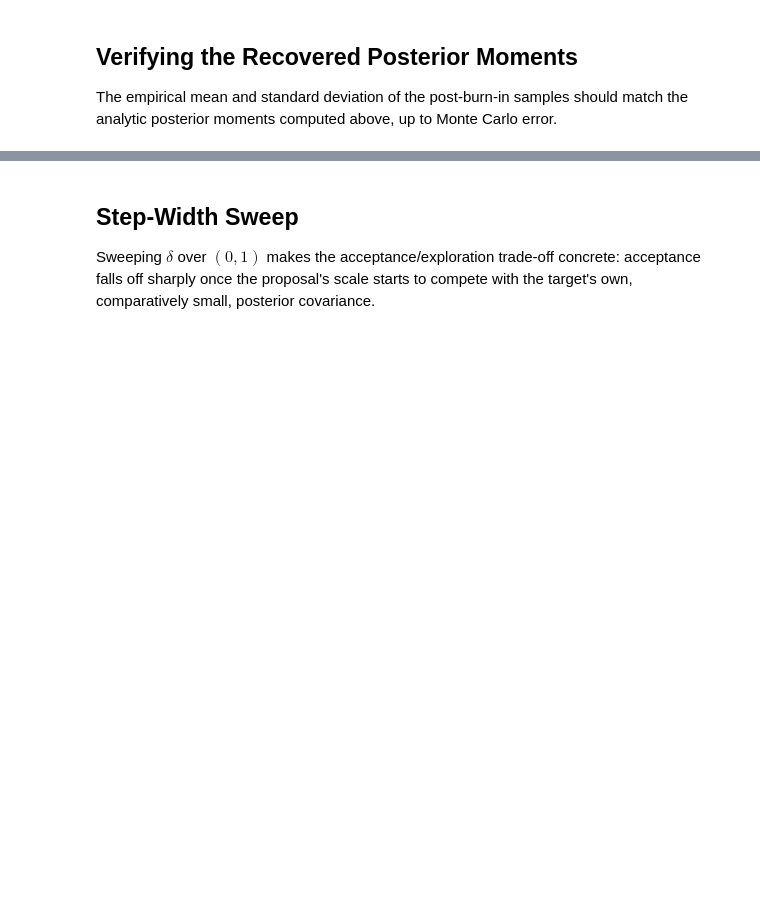
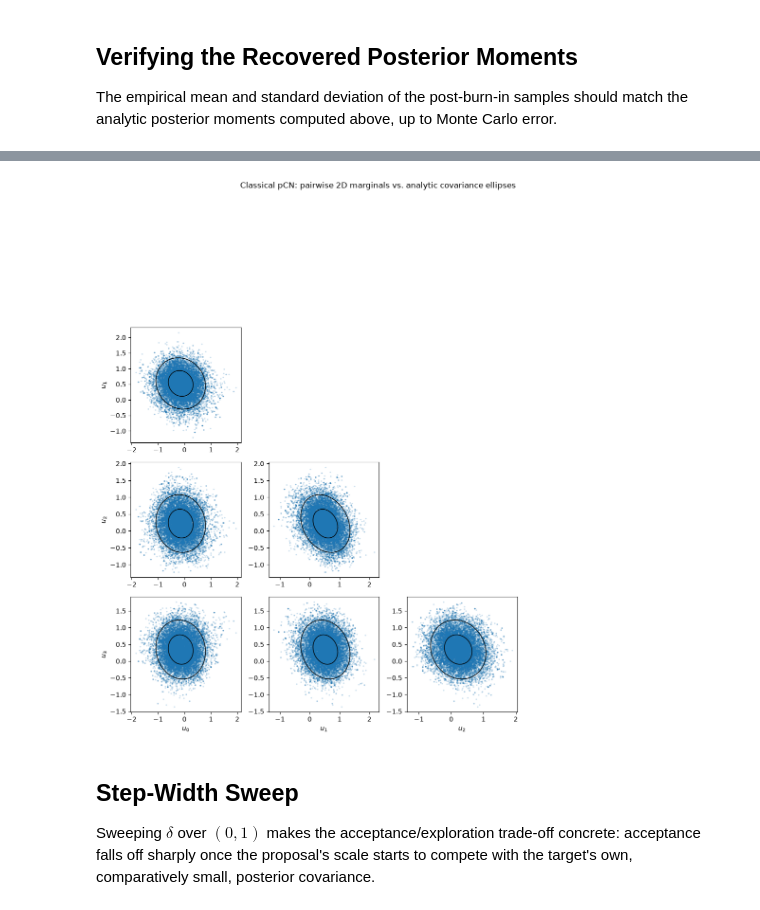
Before and after one commit to maximilian-kruse/ls-bayesian, a Jupyter notebook: tutorials/mcmc/pcn.ipynb, the cells around one changed output, grey strips where cells are left out. Drawn from its saved outputs; the diff is of its cells as text; code cells hidden in the pictures; blank space fills up the shorter version.

```diff
--- a/tutorials/mcmc/pcn.ipynb
+++ b/tutorials/mcmc/pcn.ipynb
@@ -219,3 +266,36 @@ report_moment_recovery(classical_samples, "Classical pCN")
+# %%
+def add_covariance_ellipses(ax, mean_pair, covariance_pair, n_std_values=(1, 2)) -> None:
+    """Draw n_std_values-sigma covariance ellipses of a 2D Gaussian with the given mean/covariance."""
+    eigenvalues, eigenvectors = np.linalg.eigh(covariance_pair)
+    angle = np.degrees(np.arctan2(eigenvectors[1, -1], eigenvectors[0, -1]))
+    for n_std in n_std_values:
+        width, height = 2 * n_std * np.sqrt(eigenvalues[::-1])
+        ax.add_patch(
+            Ellipse(mean_pair, width, height, angle=angle, fill=False, edgecolor="black", lw=1)
+        )
+
+
+fig, axes = plt.subplots(STATE_DIM, STATE_DIM, figsize=(3 * STATE_DIM, 3 * STATE_DIM))
+for row in range(STATE_DIM):
+    for col in range(STATE_DIM):
+        ax = axes[row, col]
+        if row <= col:
+            ax.axis("off")
+            continue
+        ax.scatter(classical_samples[:, col], classical_samples[:, row], s=2, alpha=0.15)
+        add_covariance_ellipses(
+            ax,
+            posterior_mean[[col, row]],
+            posterior_covariance[np.ix_([col, row], [col, row])],
+        )
+        if row == STATE_DIM - 1:
+            ax.set_xlabel(f"$u_{col}$")
+        if col == 0:
+            ax.set_ylabel(f"$u_{row}$")
+fig.suptitle("Classical pCN: pairwise 2D marginals vs. analytic covariance ellipses")
+fig.tight_layout()
+# %% [output]
+[figure, added]
 # %% [markdown]
 ## Step-Width Sweep
 
```
Also changed, not shown: parts of 19 cells of this notebook, 2 other files.
